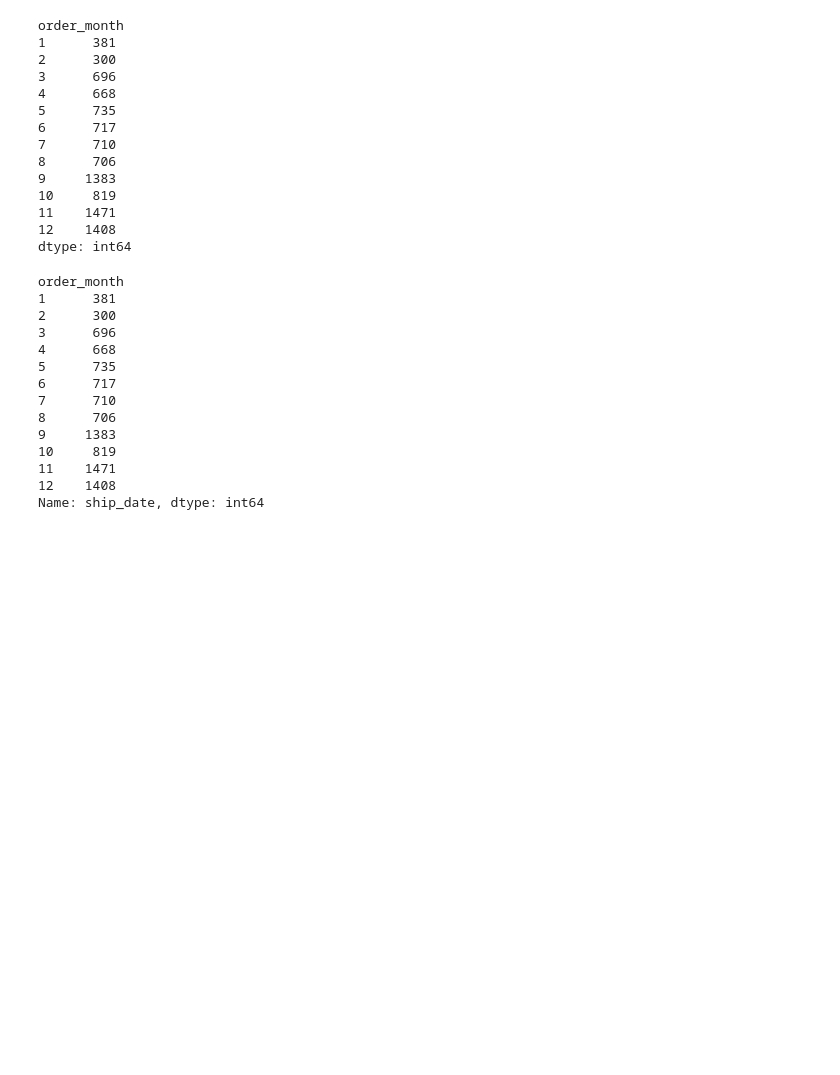
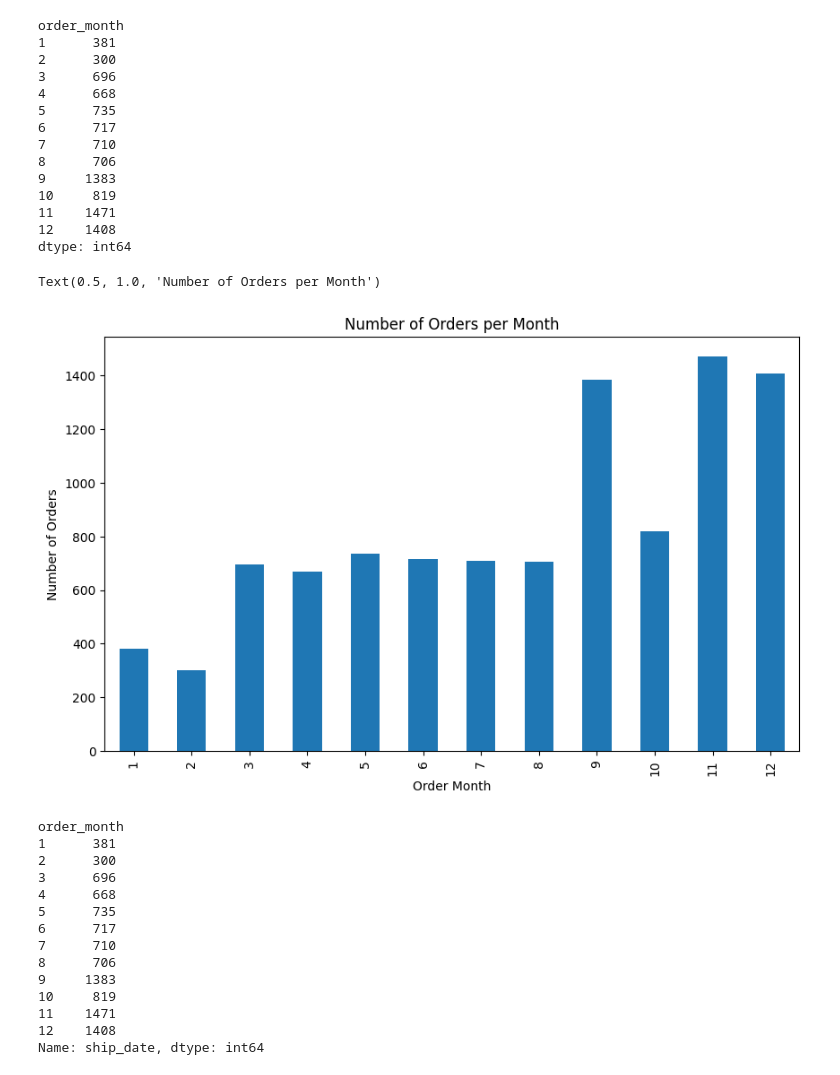
Before and after one commit to rahulghoshal/Superstore_Sales_Analysis, a Jupyter notebook: store_analysis.ipynb, the cells around one changed output. Saved outputs shown, nothing was run; the diff lists cells and outputs as text; code cells hidden in the pictures; blank space fills up the shorter version.

```diff
--- a/store_analysis.ipynb
+++ b/store_analysis.ipynb
@@ -162,4 +162,14 @@ order_month
 11    1471
 12    1408
 dtype: int64
+# %%
+# Visulaizing the number of orders per month using a bar chart
+plt.figure(figsize=(10,6))
+orders_per_month.plot(kind='bar')
+plt.xlabel('Order Month')
+plt.ylabel('Number of Orders')
+plt.title('Number of Orders per Month')
+# %% [output]
+Text(0.5, 1.0, 'Number of Orders per Month')
+[figure, added]
 # %%
```
Also changed, not shown: parts of 4 cells of this notebook.
